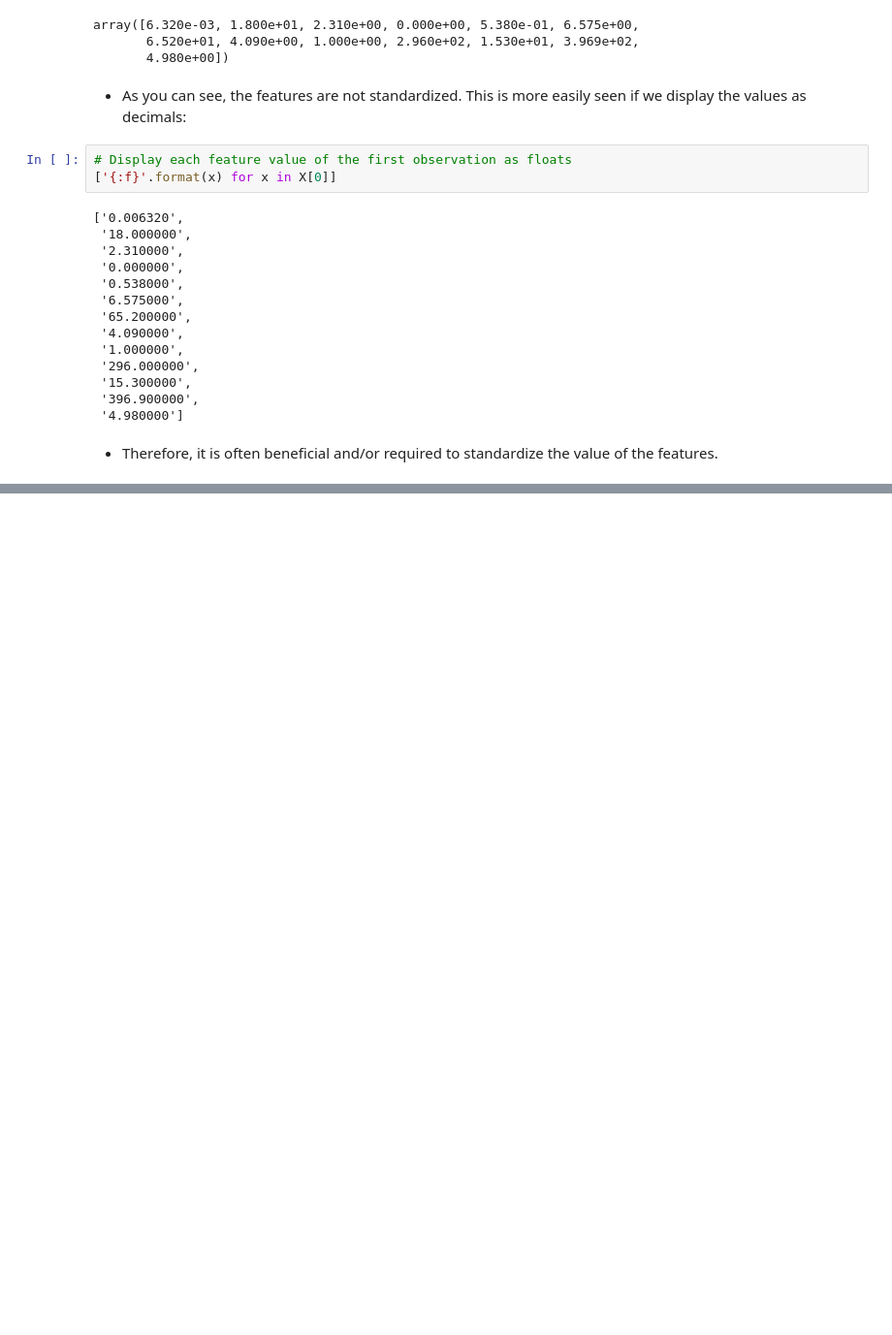
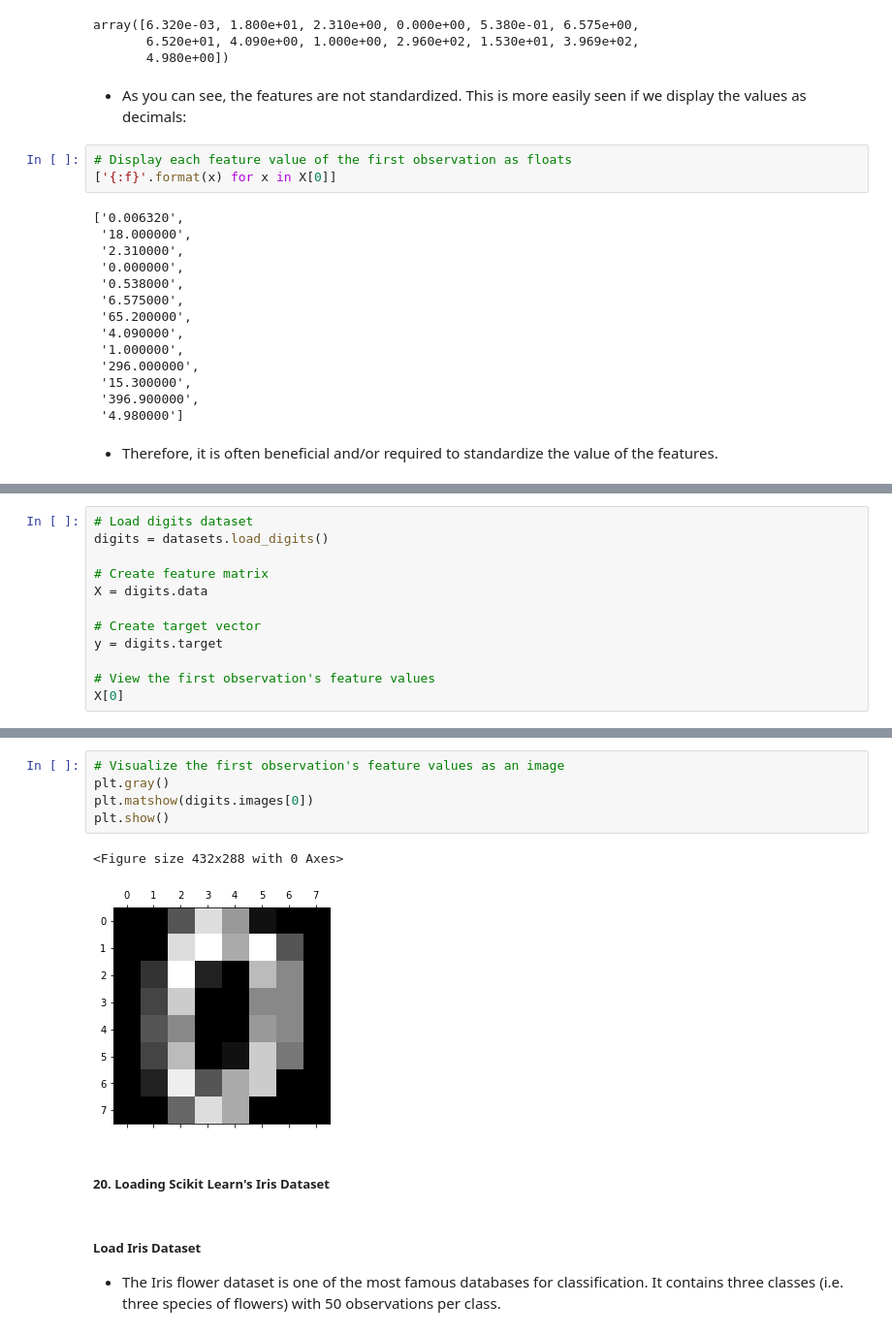
Before and after one commit to 7saheelahmed/Data_Science_and_Machine_Learning_CheatSheet, a Jupyter notebook: cheatsheet.ipynb, the cells around one changed output, grey strips where cells are left out. Shown at 97% size. Drawn from its saved outputs; the diff is of its cells as text; blank space fills up the shorter version.

```diff
--- a/cheatsheet.ipynb
+++ b/cheatsheet.ipynb
@@ -315,0 +325,12 @@ array([6.320e-03, 1.800e+01, 2.310e+00, 0.000e+00, 5.380e-01, 6.575e+00,
+# %%
+# Load digits dataset
+digits = datasets.load_digits()
+
+# Create feature matrix
+X = digits.data
+
+# Create target vector
+y = digits.target
+
+# View the first observation's feature values
+X[0]
@@ -315,0 +357,13 @@ array([6.320e-03, 1.800e+01, 2.310e+00, 0.000e+00, 5.380e-01, 6.575e+00,
+# %%
+# Visualize the first observation's feature values as an image
+plt.gray()
+plt.matshow(digits.images[0])
+plt.show()
+# %% [output]
+<Figure size 432x288 with 0 Axes>
+[figure, added]
+# %% [markdown]
+##### 20. Loading Scikit Learn's Iris Dataset
+# %% [markdown]
+##### Load Iris Dataset
+* The Iris flower dataset is one of the most famous databases for classification. It contains three classes (i.e. three species of flowers) with 50 observations per class.
```
Also changed, not shown: parts of 22 cells of this notebook.
